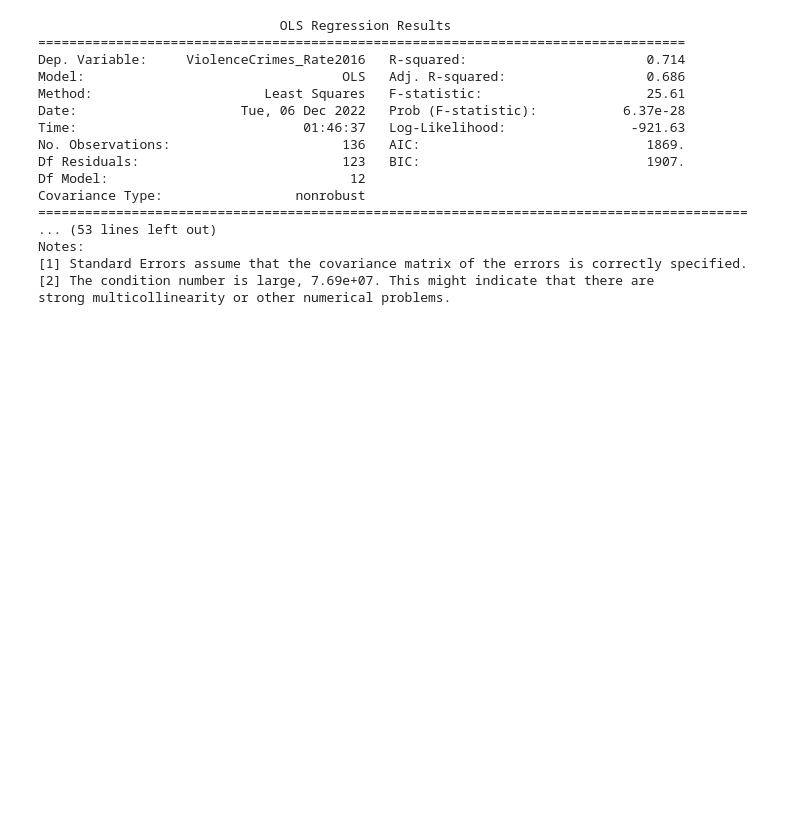
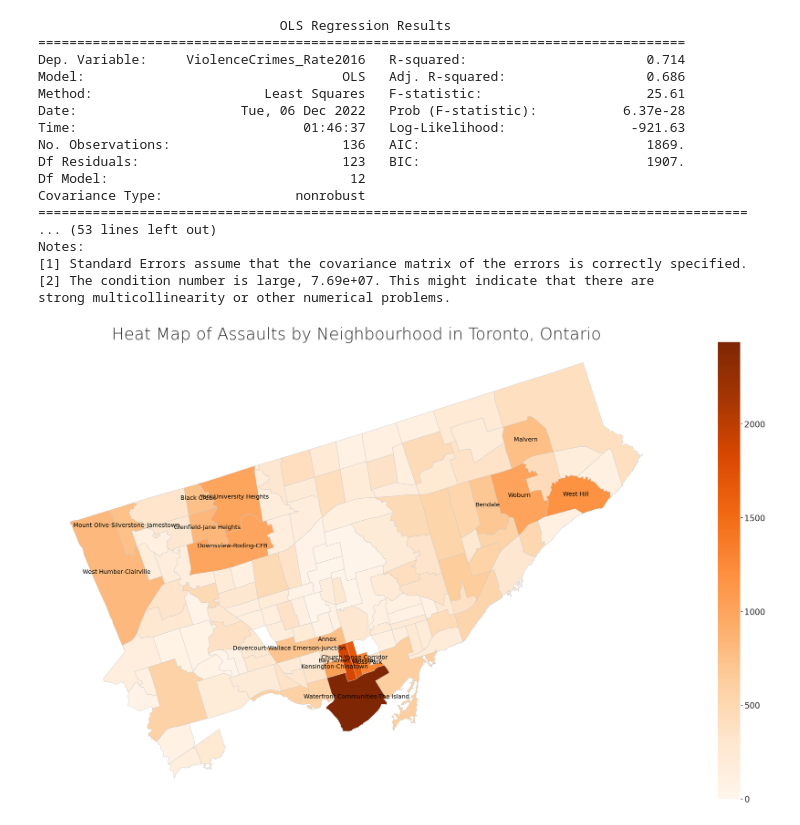
Before and after one commit to BigDru/3250_datascience_project, a Jupyter notebook: Team Project - Group 4 - final.ipynb, the cells around one changed output. Drawn from its saved outputs; the diff is of its cells as text; code cells hidden in the pictures; blank space fills up the shorter version.

```diff
--- a/Team Project - Group 4 - final.ipynb
+++ b/Team Project - Group 4 - final.ipynb
@@ -273,23 +273,25 @@ strong multicollinearity or other numerical problems.
 # %%
 %%capture --no-display
 # Heat Map of Assaults by Neighbourhood in Toronto
 fig, ax = plt.subplots(1, figsize=(40, 20))
 ax.axis('off')
 ax.set_title('Heat Map of Assaults by Neighbourhood in Toronto, Ontario', fontdict={'fontsize': '40', 'fontweight' : '3'})
 
 color = 'Oranges'
-vmin, vmax = 0, crime_regions['Assault_2016'].max()
+vmin, vmax = 0, crime_regions['Assault_Rate2016'].max()
 sm = plt.cm.ScalarMappable(cmap=color, norm=plt.Normalize(vmin=vmin, vmax=vmax))
 sm._A = []
 cbar = fig.colorbar(sm)
 cbar.ax.tick_params(labelsize=20)
 
-crime_regions.plot('Assault_2016', cmap=color, linewidth=0.8, ax=ax, edgecolor='0.8', figsize=(40,20))
+crime_regions.plot('Assault_Rate2016', cmap=color, linewidth=0.8, ax=ax, edgecolor='0.8', figsize=(40,20))
 for idx, row in crime_regions.iterrows():
-    if(row['Assault_2016'] > 250):
+    if(row['Assault_Rate2016'] > 250):
         plt.annotate(text=row['neighbourhood'], xy=(row['longitute'], row['latitude']),
                  horizontalalignment='center', fontsize='large', color='black', wrap=True)
 plt.show()
+# %% [output]
+[figure, added]
 # %%
 %%capture --no-display
 # Heat Map of Property Related Crimes by Neighbourhood in Toronto
```
